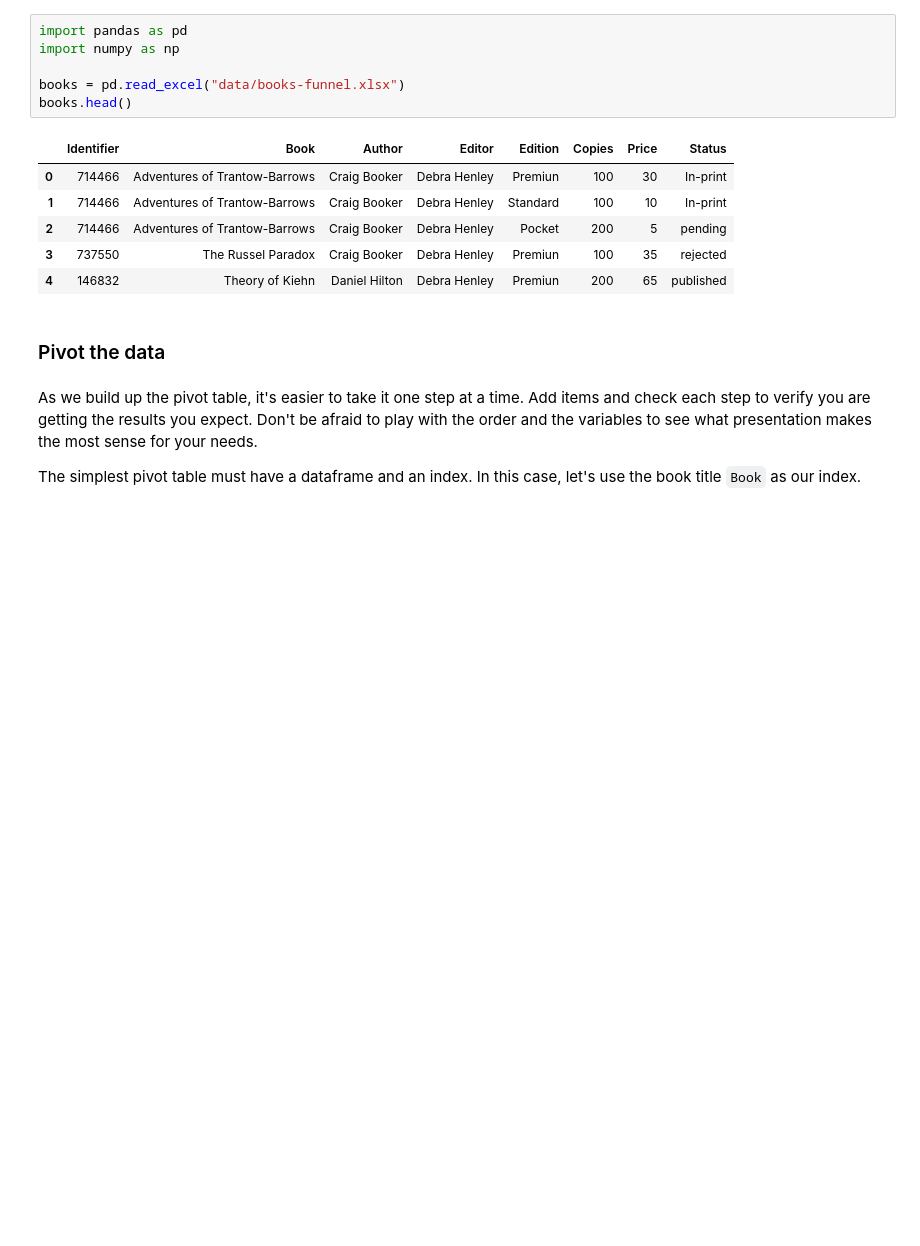
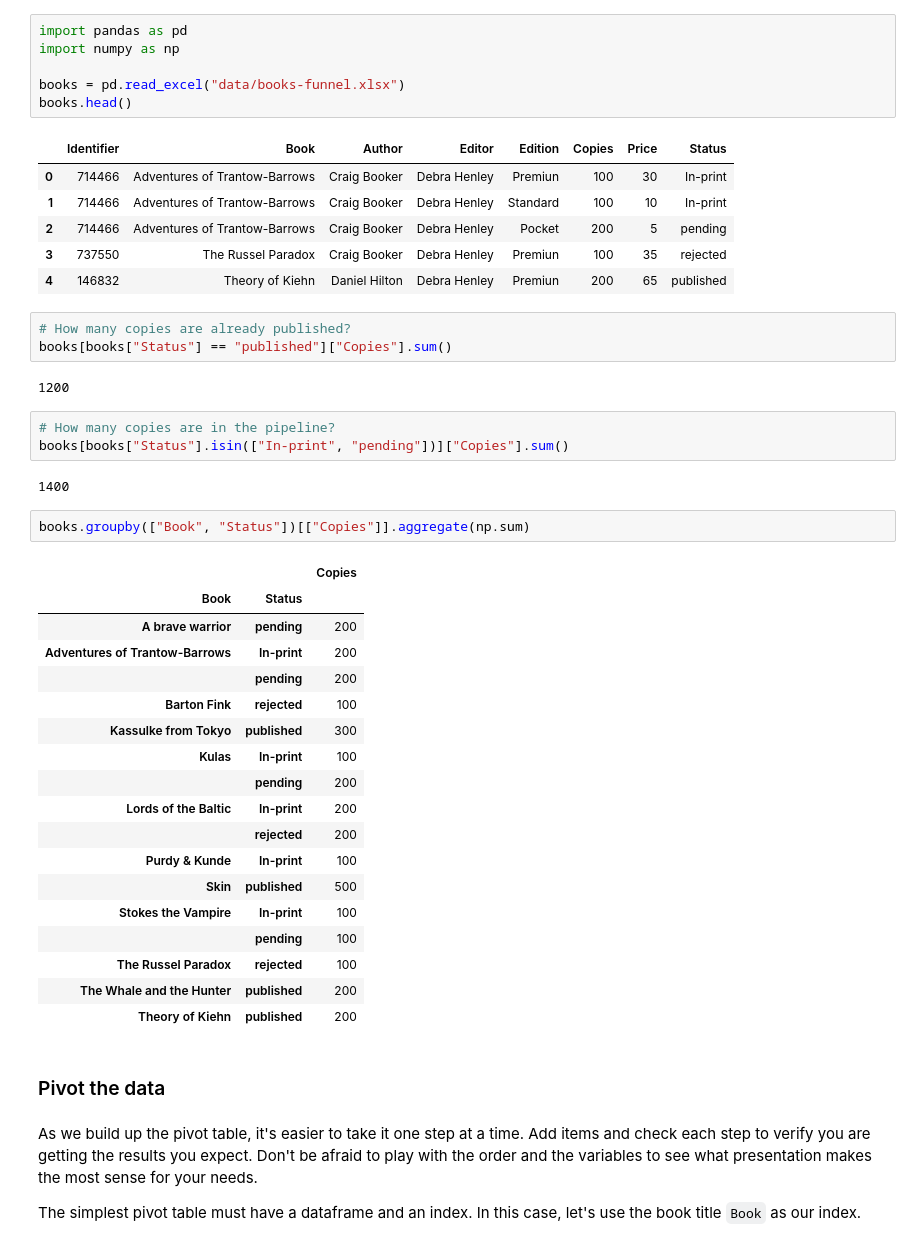
Before and after one commit to versae/DH2304, a Jupyter notebook: class07.ipynb, the cells around one changed output. Cells and saved outputs as stored; diff of their text form; blank space fills up the shorter version.

```diff
--- a/class07.ipynb
+++ b/class07.ipynb
@@ -659,6 +661,37 @@ books.head()
 | 2 | 714466 | Adventures of Trantow-Barrows | Craig Booker | Debra Henley | Pocket | 200 | 5 | pending |
 | 3 | 737550 | The Russel Paradox | Craig Booker | Debra Henley | Premiun | 100 | 35 | rejected |
 | 4 | 146832 | Theory of Kiehn | Daniel Hilton | Debra Henley | Premiun | 200 | 65 | published |
+# %%
+# How many copies are already published?
+books[books["Status"] == "published"]["Copies"].sum()
+# %% [output]
+1200
+# %%
+# How many copies are in the pipeline?
+books[books["Status"].isin(["In-print", "pending"])]["Copies"].sum()
+# %% [output]
+1400
+# %%
+books.groupby(["Book", "Status"])[["Copies"]].aggregate(np.sum)
+# %% [output]
+|  |  | Copies |
+| Book | Status |  |
+| A brave warrior | pending | 200 |
+| Adventures of Trantow-Barrows | In-print | 200 |
+|  | pending | 200 |
+| Barton Fink | rejected | 100 |
+| Kassulke from Tokyo | published | 300 |
+| Kulas | In-print | 100 |
+|  | pending | 200 |
+| Lords of the Baltic | In-print | 200 |
+|  | rejected | 200 |
+| Purdy & Kunde | In-print | 100 |
+| Skin | published | 500 |
+| Stokes the Vampire | In-print | 100 |
+|  | pending | 100 |
+| The Russel Paradox | rejected | 100 |
+| The Whale and the Hunter | published | 200 |
+| Theory of Kiehn | published | 200 |
 # %% [markdown]
 ### Pivot the data
 # %% [markdown]
```
Also changed, not shown: parts of 6 cells of this notebook, 1 other file.
